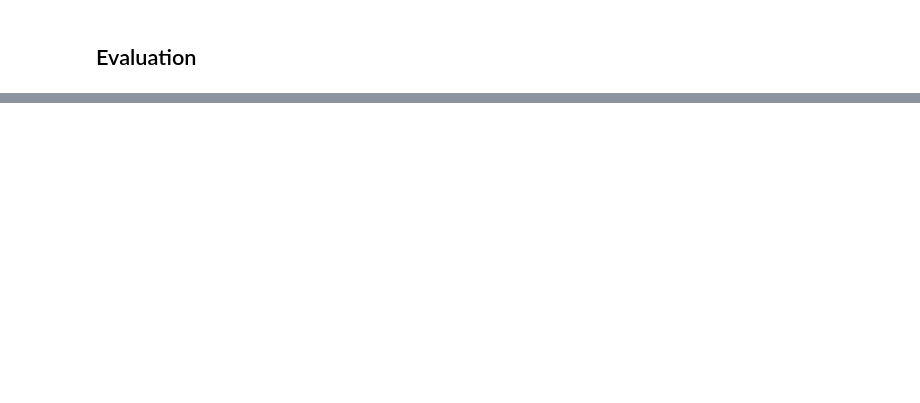
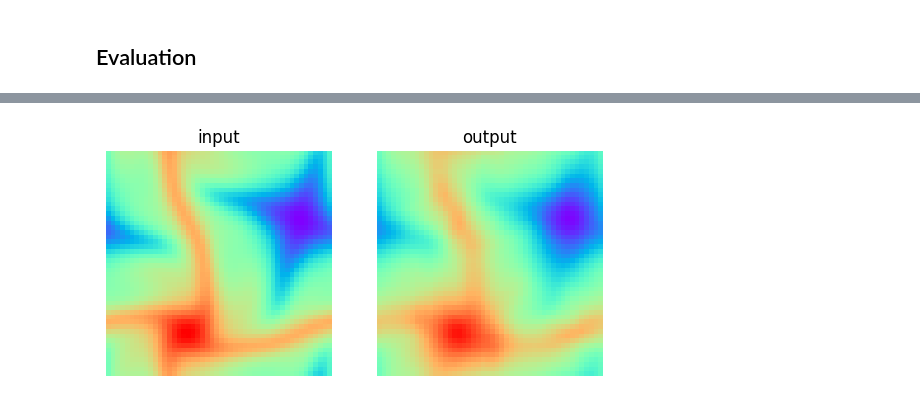
Before and after one commit to FynnFromme/rb-equivariant-cnns, a Jupyter notebook: experiments/experiments.ipynb, the cells around one changed output, grey strips where cells are left out. Cells and saved outputs as stored; diff of their text form; code cells hidden in the pictures; blank space fills up the shorter version.

```diff
--- a/experiments/experiments.ipynb
+++ b/experiments/experiments.ipynb
@@ -195,0 +280,6 @@ sim_file.close()
+# %%
+auto_encoder_animation(axis=2, animation_name='animations/height', slice=16, fps=30)
+
+from IPython.display import Video
+Video("animations/height.mp4")
+# %% [output]
@@ -195,0 +288 @@ sim_file.close()
+[figure, added]
```
Also changed, not shown: parts of 16 cells of this notebook, 10 other files.
